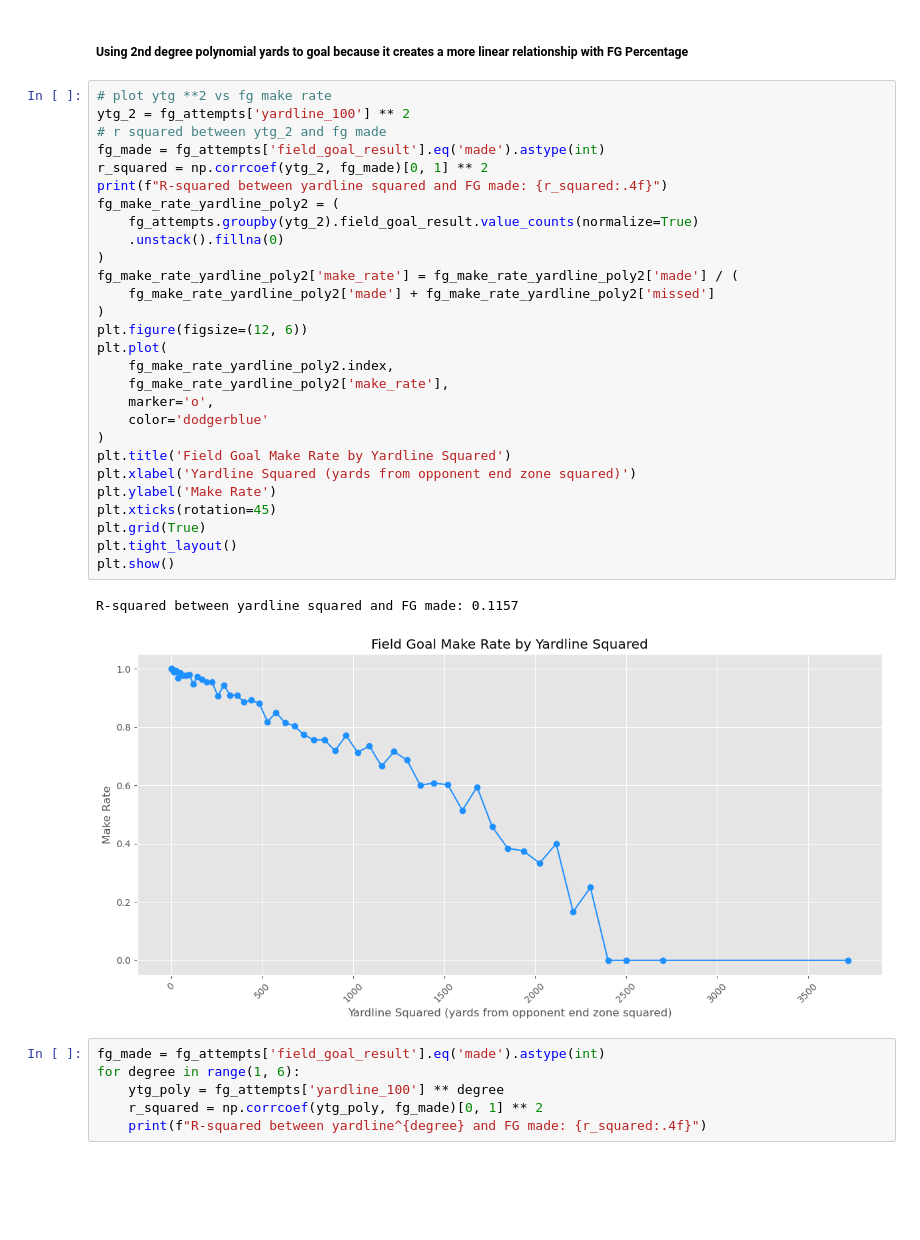
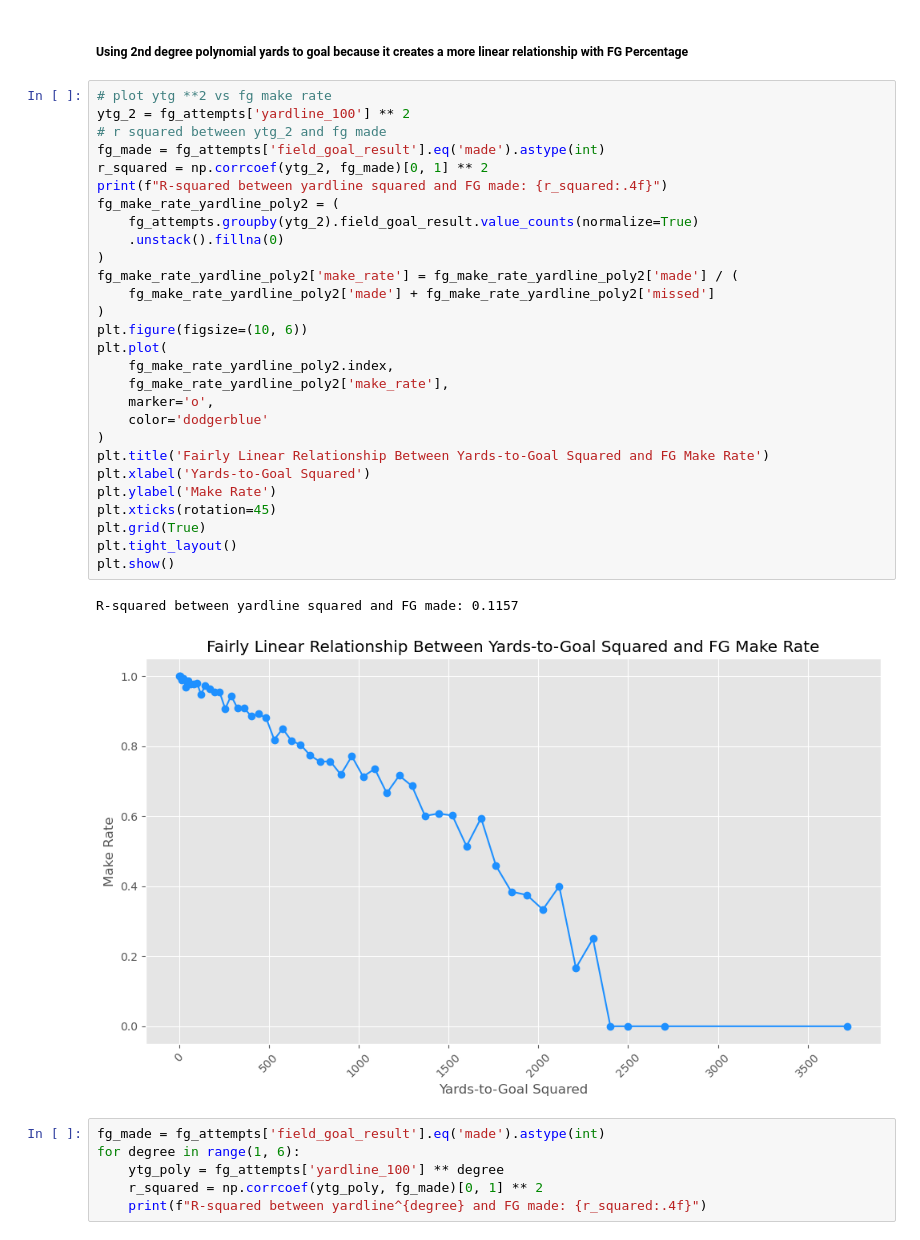
Before and after one commit to lneuendorf/nfl-field-goal-model, a Jupyter notebook: process/3_eda.ipynb, the cells around one changed output. Saved outputs shown, nothing was run; the diff lists cells and outputs as text; blank space fills up the shorter version.

Commit message:
created plots for two decition making quesitons

```diff
--- a/process/3_eda.ipynb
+++ b/process/3_eda.ipynb
@@ -377,34 +377,34 @@ plt.show()
 # %%
 # plot ytg **2 vs fg make rate
 ytg_2 = fg_attempts['yardline_100'] ** 2
 # r squared between ytg_2 and fg made
 fg_made = fg_attempts['field_goal_result'].eq('made').astype(int)
 r_squared = np.corrcoef(ytg_2, fg_made)[0, 1] ** 2
 print(f"R-squared between yardline squared and FG made: {r_squared:.4f}")
 fg_make_rate_yardline_poly2 = (
     fg_attempts.groupby(ytg_2).field_goal_result.value_counts(normalize=True)
     .unstack().fillna(0)
 )
 fg_make_rate_yardline_poly2['make_rate'] = fg_make_rate_yardline_poly2['made'] / (
     fg_make_rate_yardline_poly2['made'] + fg_make_rate_yardline_poly2['missed']
 )
-plt.figure(figsize=(12, 6))
+plt.figure(figsize=(10, 6))
 plt.plot(
     fg_make_rate_yardline_poly2.index,
     fg_make_rate_yardline_poly2['make_rate'],
     marker='o',
     color='dodgerblue'
 )
-plt.title('Field Goal Make Rate by Yardline Squared')
-plt.xlabel('Yardline Squared (yards from opponent end zone squared)')
+plt.title('Fairly Linear Relationship Between Yards-to-Goal Squared and FG Make Rate')
+plt.xlabel('Yards-to-Goal Squared')
 plt.ylabel('Make Rate')
 plt.xticks(rotation=45)
 plt.grid(True)
 plt.tight_layout()
 plt.show()
 # %% [output]
 R-squared between yardline squared and FG made: 0.1157
-[figure, old version]
+[figure, new version]
 # %%
 fg_made = fg_attempts['field_goal_result'].eq('made').astype(int)
 for degree in range(1, 6):
```
Also changed, not shown: 1 other file.
